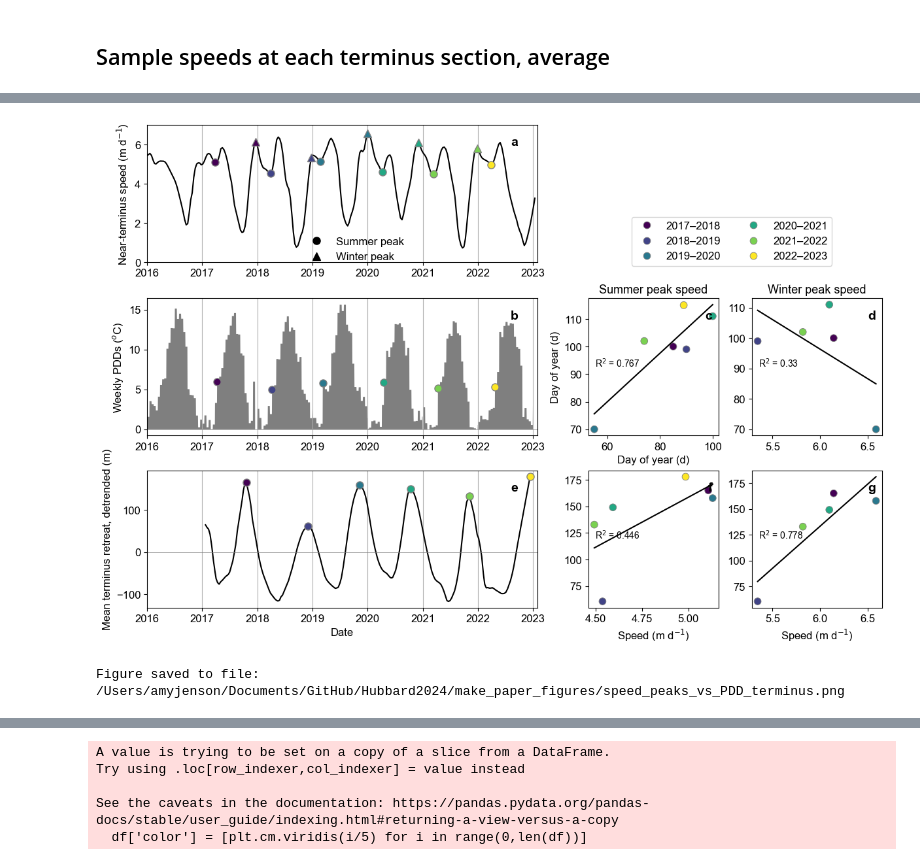
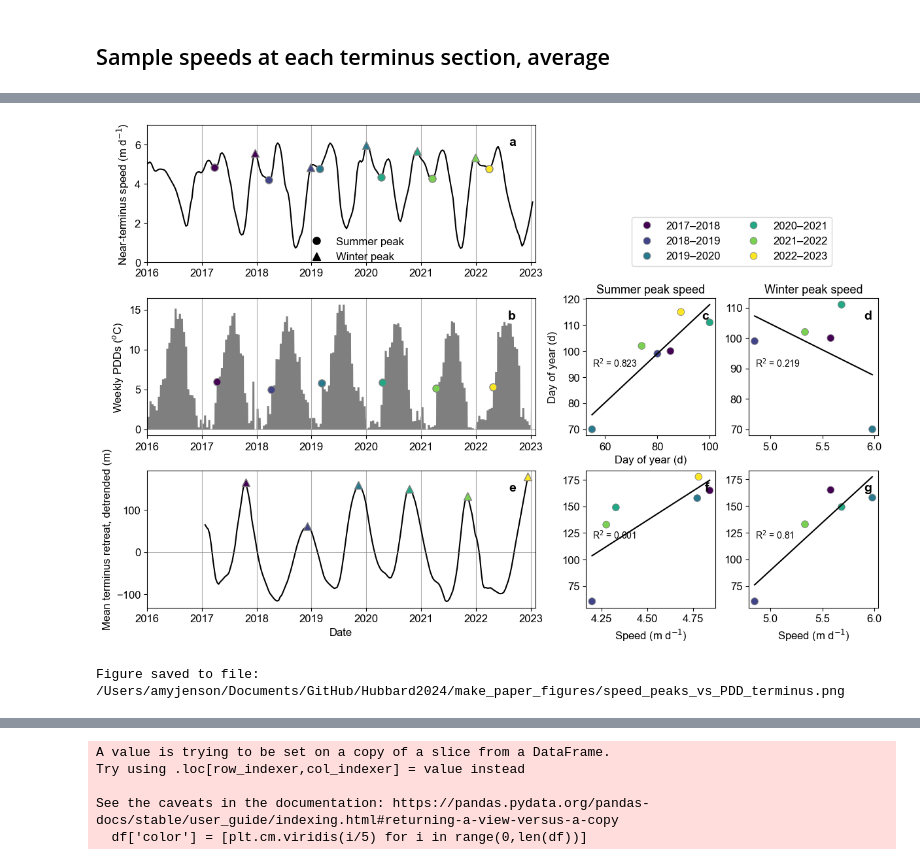
Before and after one commit to pohlan/Hubbard2024, a Jupyter notebook: make_paper_figures/speed_peaks_vs_weather_terminus_AJ.ipynb, the cells around one changed output, grey strips where cells are left out. Drawn from its saved outputs; the diff is of its cells as text; code cells hidden in the pictures.

```diff
--- a/make_paper_figures/speed_peaks_vs_weather_terminus_AJ.ipynb
+++ b/make_paper_figures/speed_peaks_vs_weather_terminus_AJ.ipynb
@@ -47,7 +47,7 @@ print('Weather loaded')
 term_sect_fn = os.path.join(data_path, 'data', 'terminus_sections.gpkg')
 term_sect = gpd.read_file(term_sect_fn)
 term_sect = term_sect.to_crs(crs)
-term_sect = term_sect[term_sect['section'].isin(['section_B1', 'section_B2', 'section_C', 'section_D', 'section_E'])].reset_index(drop=True)
+#term_sect = term_sect[term_sect['section'].isin(['section_B1', 'section_B2', 'section_C', 'section_D', 'section_E'])].reset_index(drop=True)
 
 print('Terminus sections loaded')
 
@@ -535,7 +535,7 @@ air['day_of_year_PDD'] = air['day_of_year_PDD'].dt.dayofyear
 air = air.drop(columns=['Biweek', 'Year'])
 
 # Create a mask to filter for biweeks meeting the threshold within the first six months
-mask = (air['biweekly_PDD'] >= 3.5) & (air['Date'].dt.month <= 7)
+mask = (air['biweekly_PDD'] >= 4) & (air['Date'].dt.month <= 7)
 
 # Find the first occurrence in each fake_year where the threshold is met
 pdd_peaks = (
@@ -650,7 +650,7 @@ v_winter_peaks = subset_fake_years_add_color(v_winter_peaks)
 # v_winter_peaks['Mean'] -= v_mins['Mean']
 
 # Merge into one dataframe for regression plotting
-peaks_merged = (pdd_peaks[['fake_year', 'color', 'day_of_year_PDD']].merge(
+peaks_merged = (pdd_peaks[['fake_year', 'color', 'day_of_year_PDD', 'biweekly_PDD']].merge(
     term_peaks[['fake_year', 'Mean_retreat_detrended_m']].merge(
         v_summer_peaks[['fake_year', 'Mean', 'day_of_year_vsum']].merge(
             v_winter_peaks[['fake_year', 'Mean']], on='fake_year', how='outer', suffixes=['_summer_peak', '_winter_peak']),
@@ -727,7 +727,7 @@ ax[1,0].set_ylabel('Weekly PDDs ($^o$C)')
 
 ax[2,0].plot(term['Date'], term['Mean_retreat_detrended_m'], '-k')
 for date, retreat, color in term_peaks[['Date', 'Mean_retreat_detrended_m', 'color']].values:
-    ax[2,0].plot(date, retreat, 'o', markerfacecolor=color, markeredgecolor='gray', linewidth=0.5, markersize=markersize)
+    ax[2,0].plot(date, retreat, '^', markerfacecolor=color, markeredgecolor='gray', linewidth=0.5, markersize=markersize)
 # for index, row in term_peaks.iterrows():
 #     if row['Peak_Type'] == 'Max Retreat':
 #         ax[2, 0].plot(row['Date'], row['Mean_retreat_detrended_m'], 'o',
@@ -799,32 +799,32 @@ sns.scatterplot(data=peaks_merged, x='Mean_winter_peak', y='Mean_retreat_detrend
                 palette=dict(peaks_merged[['fake_year', 'color']].values), s=60, edgecolor='gray', legend=False, ax=ax[2,2])
 Xpred, ypred, score = linear_fit(peaks_merged[['Mean_winter_peak', 'Mean_retreat_detrended_m']])
 ax[2,2].plot(Xpred, ypred, '-k')
 plot_score(ax[2,2], score)
 ax[2,2].set_ylabel('')
 ax[2,2].set_xlabel('Speed (m d$^{-1}$)')
 
 # Add panel labels
 def plot_panel_label(axis, label):
     axis.text(0.95, 0.85, label, transform=axis.transAxes,
               ha='right', fontweight='bold', fontsize=fontsize+2)
     return
 labels = ['a', 'b', 'c', 'd', 'e', 'f', 'g']
 for axis, label in list(zip([ax[0,0],
                              ax[1,0], ax[1,1], ax[1,2],
                              ax[2,0], ax[2,1], ax[2,2]], labels)):
     plot_panel_label(axis, label)
 
 # Remove unused axes
 ax[0,1].remove()
 ax[0,2].remove()
 
 # fig.tight_layout()
 plt.show()
 
 # Save figure
 fig_fn = os.path.join(out_path, 'speed_peaks_vs_PDD_terminus.png')
 fig.savefig(fig_fn, dpi=300, bbox_inches='tight')
 print('Figure saved to file:', fig_fn)
 # %% [output]
-[figure, old version]
+[figure, new version]
 Figure saved to file: /Users/amyjenson/Documents/GitHub/Hubbard2024/make_paper_figures/speed_peaks_vs_PDD_terminus.png
```
Also changed, not shown: parts of 9 cells of this notebook, 3 other files.
